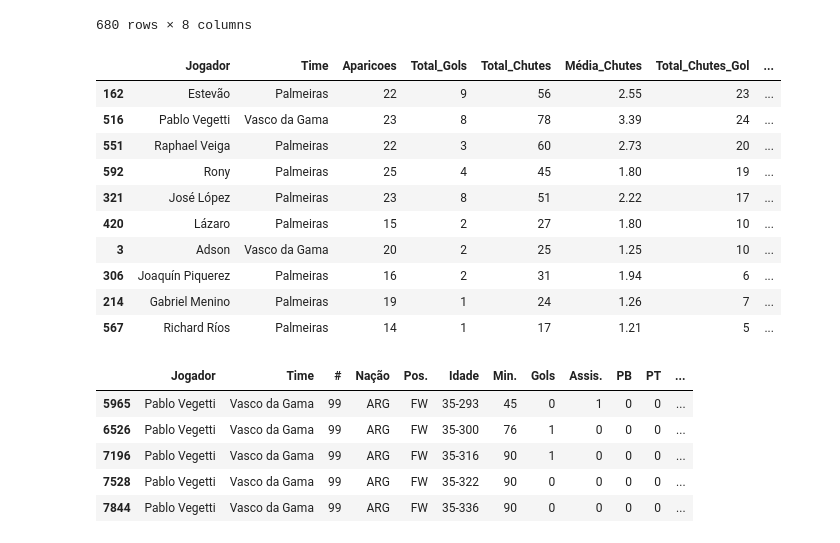
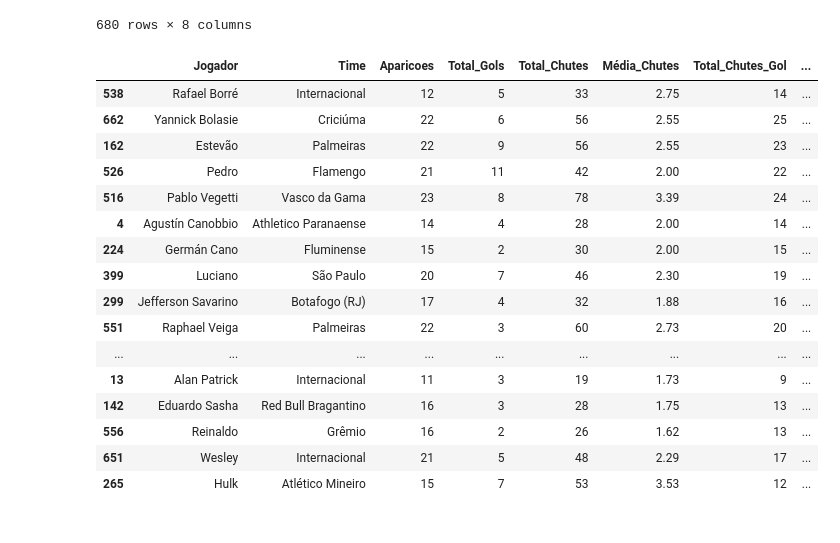
Before and after one commit to eduardopfbp/Brasileirao-PlayerStats, a Jupyter notebook: analise.ipynb, the cells around one changed output. Drawn from its saved outputs; the diff is of its cells as text; code cells hidden in the pictures.

```diff
--- a/analise.ipynb
+++ b/analise.ipynb
@@ -56,28 +56,25 @@ db_agrupado
 | 679 | Óscar Romero | Botafogo (RJ) | 17 | 1 | 15 | 0.88 | 8 | ... |
 680 rows × 8 columns
 # %%
-filtro = (db_agrupado['Time'].isin(['Vasco da Gama','Palmeiras']) & (db_agrupado['Aparicoes']>10))
+filtro = db_agrupado['Aparicoes']>10
 # Selecionar os 10 jogadores com o maior número de chutes
-top_10_chutadores = db_agrupado[filtro].nlargest(10, 'Média_Chutes_Gol')
+top_10_chutadores = db_agrupado[filtro].nlargest(20, 'Média_Chutes_Gol')
 top_10_chutadores
 # %% [output]
 |  | Jogador | Time | Aparicoes | Total_Gols | Total_Chutes | Média_Chutes | Total_Chutes_Gol | ... |
+| 538 | Rafael Borré | Internacional | 12 | 5 | 33 | 2.75 | 14 | ... |
+| 662 | Yannick Bolasie | Criciúma | 22 | 6 | 56 | 2.55 | 25 | ... |
 | 162 | Estevão | Palmeiras | 22 | 9 | 56 | 2.55 | 23 | ... |
+| 526 | Pedro | Flamengo | 21 | 11 | 42 | 2.00 | 22 | ... |
 | 516 | Pablo Vegetti | Vasco da Gama | 23 | 8 | 78 | 3.39 | 24 | ... |
+| 4 | Agustín Canobbio | Athletico Paranaense | 14 | 4 | 28 | 2.00 | 14 | ... |
+| 224 | Germán Cano | Fluminense | 15 | 2 | 30 | 2.00 | 15 | ... |
+| 399 | Luciano | São Paulo | 20 | 7 | 46 | 2.30 | 19 | ... |
+| 299 | Jefferson Savarino | Botafogo (RJ) | 17 | 4 | 32 | 1.88 | 16 | ... |
 | 551 | Raphael Veiga | Palmeiras | 22 | 3 | 60 | 2.73 | 20 | ... |
-| 592 | Rony | Palmeiras | 25 | 4 | 45 | 1.80 | 19 | ... |
-| 321 | José López | Palmeiras | 23 | 8 | 51 | 2.22 | 17 | ... |
-| 420 | Lázaro | Palmeiras | 15 | 2 | 27 | 1.80 | 10 | ... |
-| 3 | Adson | Vasco da Gama | 20 | 2 | 25 | 1.25 | 10 | ... |
-| 306 | Joaquín Piquerez | Palmeiras | 16 | 2 | 31 | 1.94 | 6 | ... |
-| 214 | Gabriel Menino | Palmeiras | 19 | 1 | 24 | 1.26 | 7 | ... |
-| 567 | Richard Ríos | Palmeiras | 14 | 1 | 17 | 1.21 | 5 | ... |
+| ... | ... | ... | ... | ... | ... | ... | ... | ... |
+| 13 | Alan Patrick | Internacional | 11 | 3 | 19 | 1.73 | 9 | ... |
+| 142 | Eduardo Sasha | Red Bull Bragantino | 16 | 3 | 28 | 1.75 | 13 | ... |
+| 556 | Reinaldo | Grêmio | 16 | 2 | 26 | 1.62 | 13 | ... |
+| 651 | Wesley | Internacional | 21 | 5 | 48 | 2.29 | 17 | ... |
+| 265 | Hulk | Atlético Mineiro | 15 | 7 | 53 | 3.53 | 12 | ... |
-# %%
-db[db['Jogador']=='Pablo Vegetti'].tail()
-# %% [output]
-|  | Jogador | Time | # | Nação | Pos. | Idade | Min. | Gols | Assis. | PB | PT | ... |
-| 5965 | Pablo Vegetti | Vasco da Gama | 99 | ARG | FW | 35-293 | 45 | 0 | 1 | 0 | 0 | ... |
-| 6526 | Pablo Vegetti | Vasco da Gama | 99 | ARG | FW | 35-300 | 76 | 1 | 0 | 0 | 0 | ... |
-| 7196 | Pablo Vegetti | Vasco da Gama | 99 | ARG | FW | 35-316 | 90 | 1 | 0 | 0 | 0 | ... |
-| 7528 | Pablo Vegetti | Vasco da Gama | 99 | ARG | FW | 35-322 | 90 | 0 | 0 | 0 | 0 | ... |
-| 7844 | Pablo Vegetti | Vasco da Gama | 99 | ARG | FW | 35-336 | 90 | 0 | 0 | 0 | 0 | ... |
```
Also changed, not shown: parts of 1 cell of this notebook, 1 other file.
